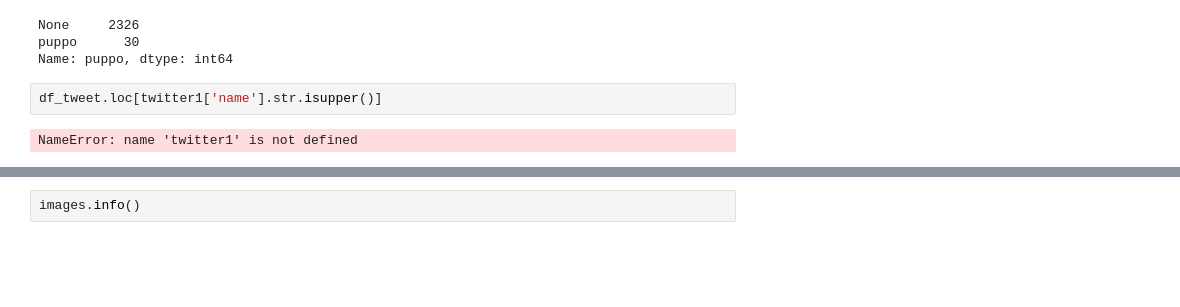
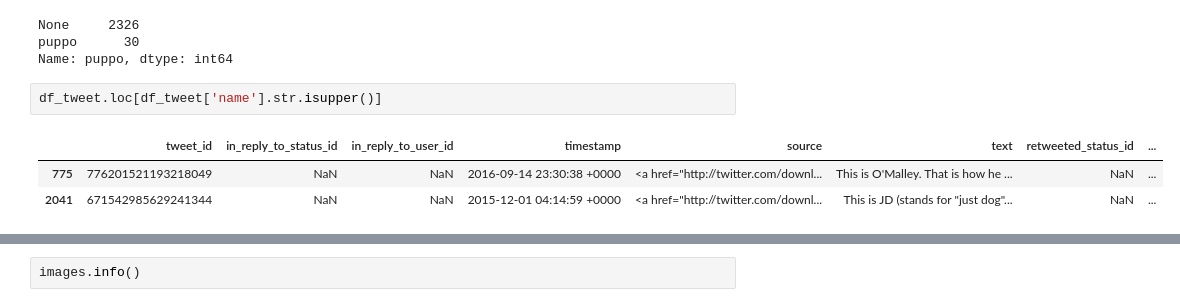
Before and after one commit to abhishekpandeyIT/Twitter_Data_Analysis, a Jupyter notebook: wrangle_act.ipynb, the cells around one changed output, grey strips where cells are left out. Cells and saved outputs as stored; diff of their text form; blank space fills up the shorter version.

```diff
--- a/wrangle_act.ipynb
+++ b/wrangle_act.ipynb
@@ -280,9 +264,11 @@ None     2326
 puppo      30
 Name: puppo, dtype: int64
 # %%
-df_tweet.loc[twitter1['name'].str.isupper()]
+df_tweet.loc[df_tweet['name'].str.isupper()]
 # %% [output]
-NameError: name 'twitter1' is not defined
+|  | tweet_id | in_reply_to_status_id | in_reply_to_user_id | timestamp | source | text | retweeted_status_id | ... |
+| 775 | 776201521193218049 | NaN | NaN | 2016-09-14 23:30:38 +0000 | <a href="http://twitter.com/downl... | This is O'Malley. That is how he ... | NaN | ... |
+| 2041 | 671542985629241344 | NaN | NaN | 2015-12-01 04:14:59 +0000 | <a href="http://twitter.com/downl... | This is JD (stands for "just dog"... | NaN | ... |
 # %%
 df_new.sample(10)
 # %% [output]
```
Also changed, not shown: parts of 23 cells of this notebook.
